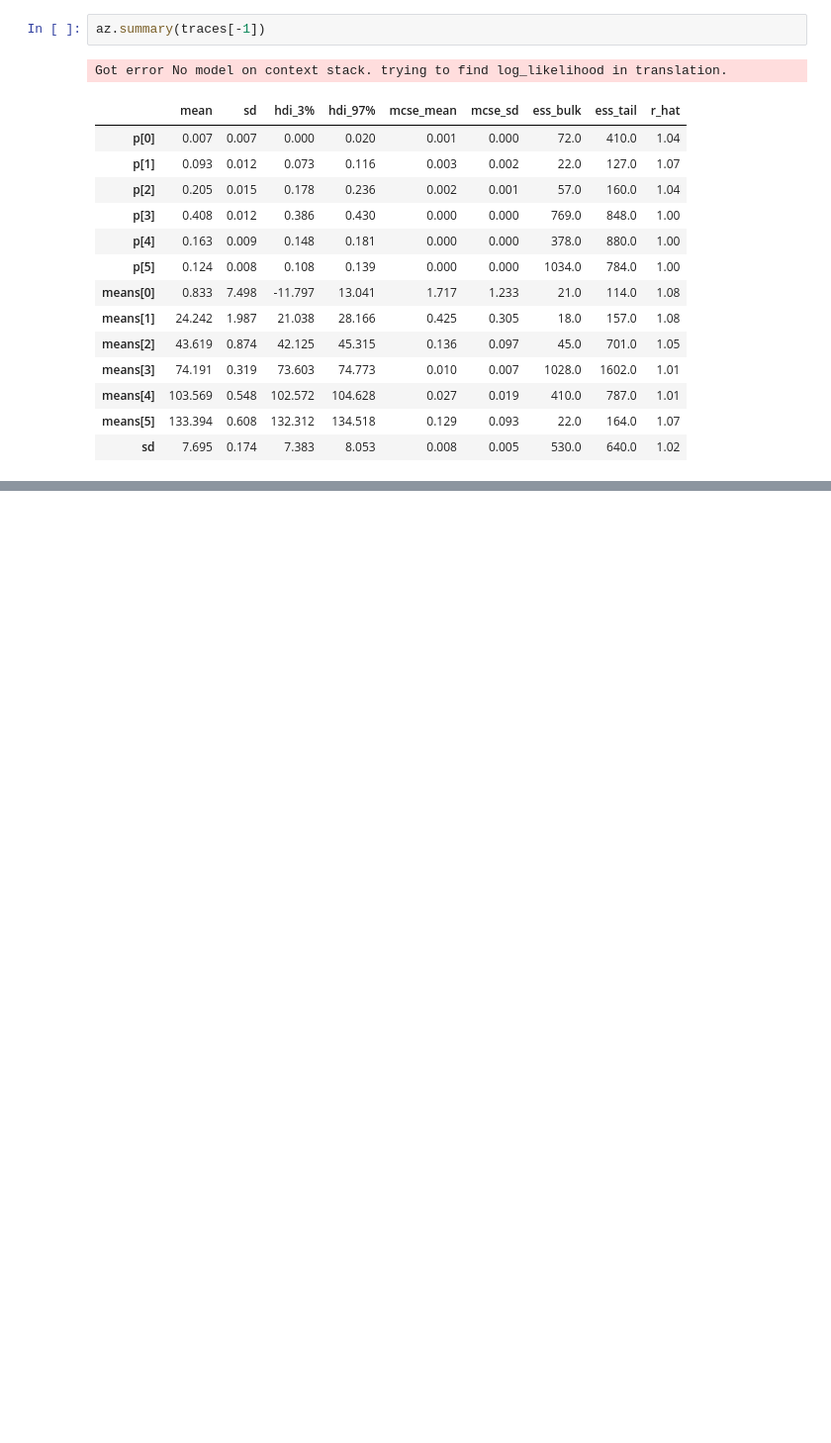
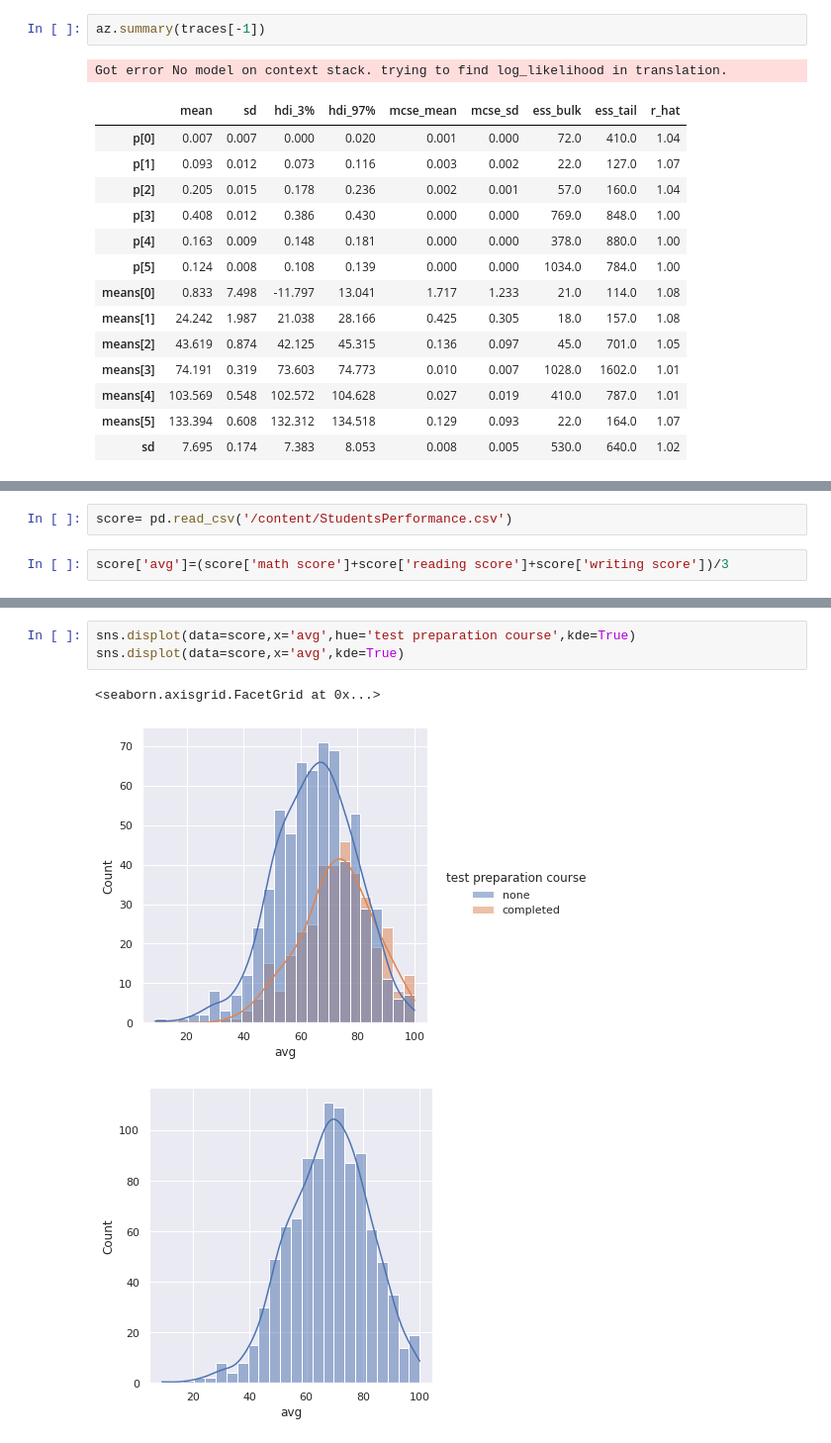
Before and after one commit to atharvakale31/PR_ML, a Jupyter notebook: Mixture_Models_Implementation.ipynb, the cells around one changed output, grey strips where cells are left out. Shown at 99% size. Saved outputs shown, nothing was run; the diff lists cells and outputs as text; blank space fills up the shorter version.

```diff
--- a/Mixture_Models_Implementation.ipynb
+++ b/Mixture_Models_Implementation.ipynb
@@ -248,0 +235,4 @@ covid.shift().fillna(0)
+# %%
+score= pd.read_csv('/content/StudentsPerformance.csv')
+# %%
+score['avg']=(score['math score']+score['reading score']+score['writing score'])/3
@@ -248,0 +255,7 @@ covid.shift().fillna(0)
+# %%
+sns.displot(data=score,x='avg',hue='test preparation course',kde=True)
+sns.displot(data=score,x='avg',kde=True)
+# %% [output]
+<seaborn.axisgrid.FacetGrid at 0x...>
+[figure, added]
+[figure, added]
```
Also changed, not shown: parts of 6 cells of this notebook.
